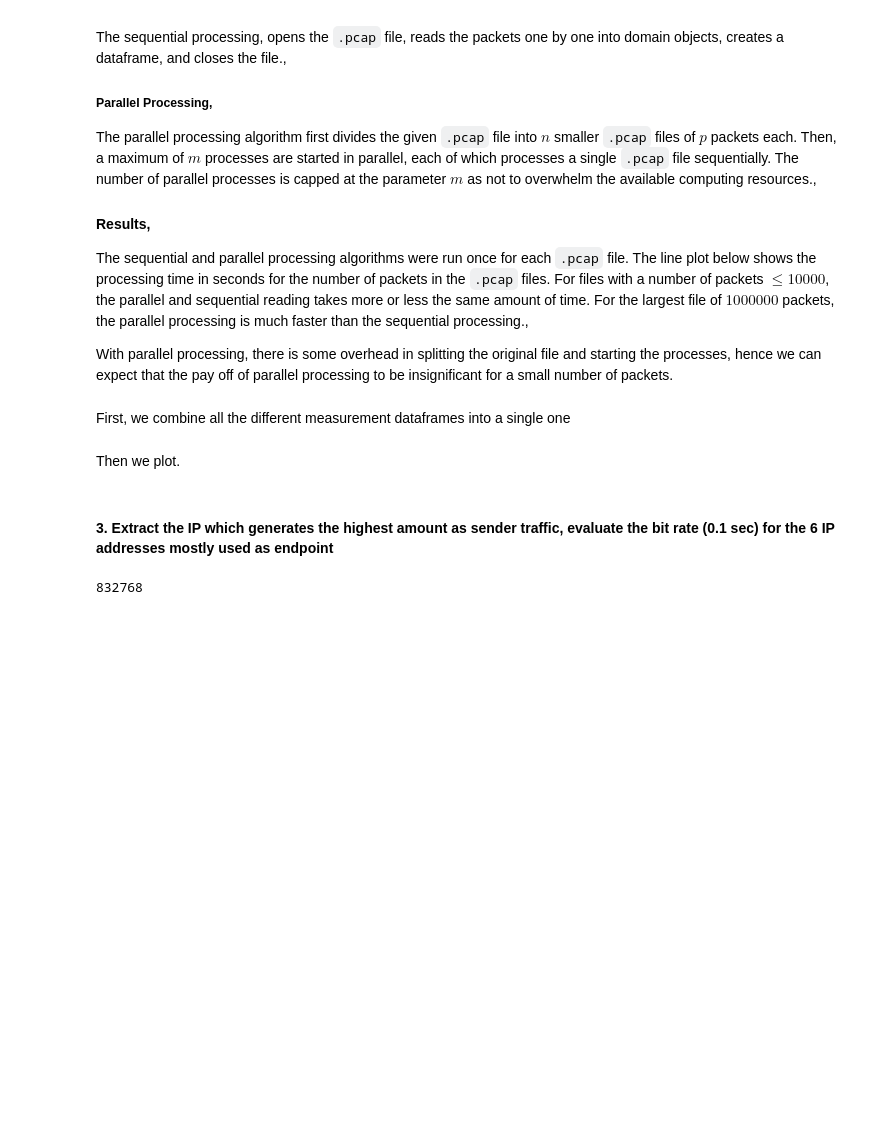
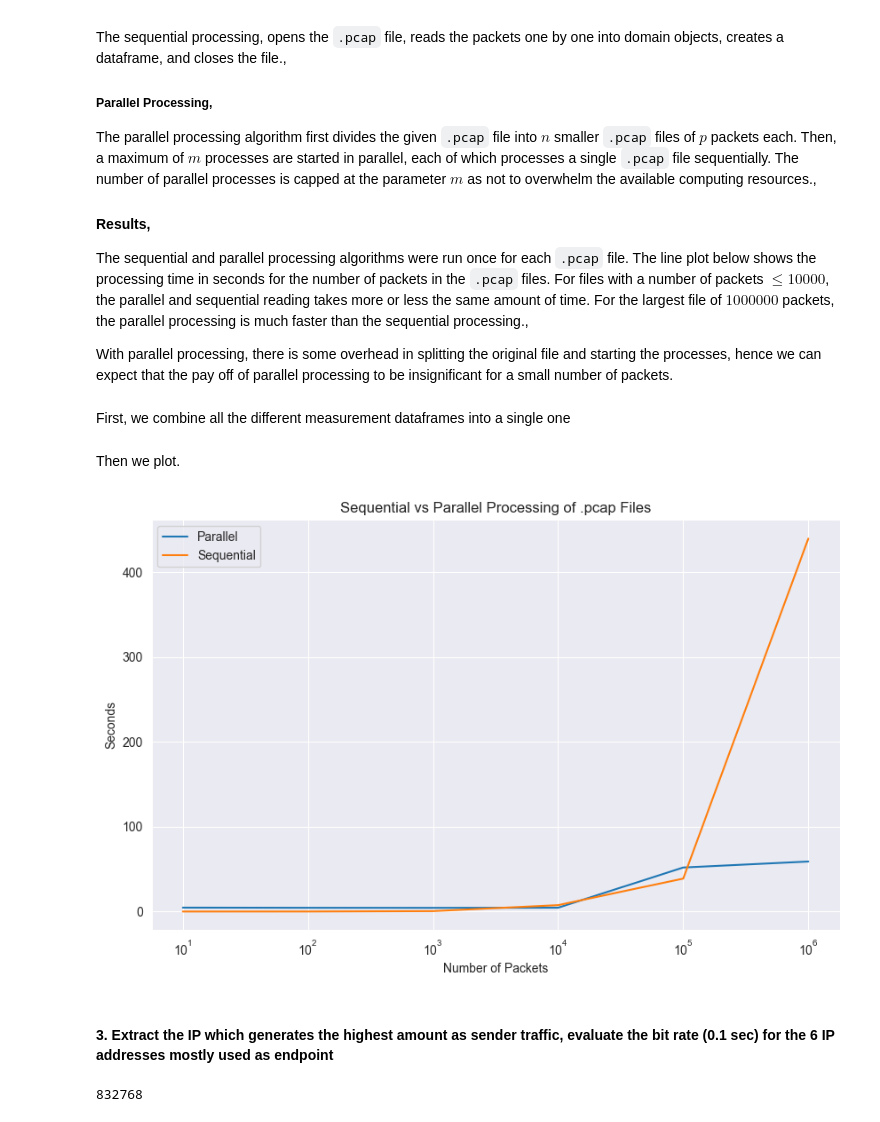
Before and after one commit to ericrubia99/NBD_Lab, a Jupyter notebook: Project.ipynb, the cells around one changed output. Saved outputs shown, nothing was run; the diff lists cells and outputs as text; code cells hidden in the pictures; blank space fills up the shorter version.

```diff
--- a/Project.ipynb
+++ b/Project.ipynb
@@ -62,15 +82,19 @@ sequential_times = timing_df[timing_df.read_type == 'sequential']
 Then we plot.
 # %%
 n = parallel_times.shape[0]
+plt.figure(figsize=(10,6))
 plt.plot(parallel_times.n_packets, parallel_times.time_s, label="Parallel")
 plt.plot(sequential_times.n_packets, sequential_times.time_s, label="Sequential")
 plt.xticks([10**i for i in range(1, n + 1)], [f"$10^{i}$" for i in range(1, n + 1)])
 plt.legend()
 plt.xscale("log")
 plt.xlabel("Number of Packets")
 plt.ylabel("Seconds")
-plt.title("Sequential vs Parallel Processing of pcap Files")
+plt.title("Sequential vs Parallel Processing of .pcap Files")
+plt.savefig("out/seq_vs_par_plot.png", format="png")
 plt.show()
+# %% [output]
+[figure, added]
 # %% [markdown]
 #### 3. Extract the IP which generates the highest amount as sender traffic, evaluate the bit rate (0.1 sec) for the 6 IP addresses mostly used as endpoint
 # %%
```
Also changed, not shown: parts of 28 cells of this notebook, 1 other file.
